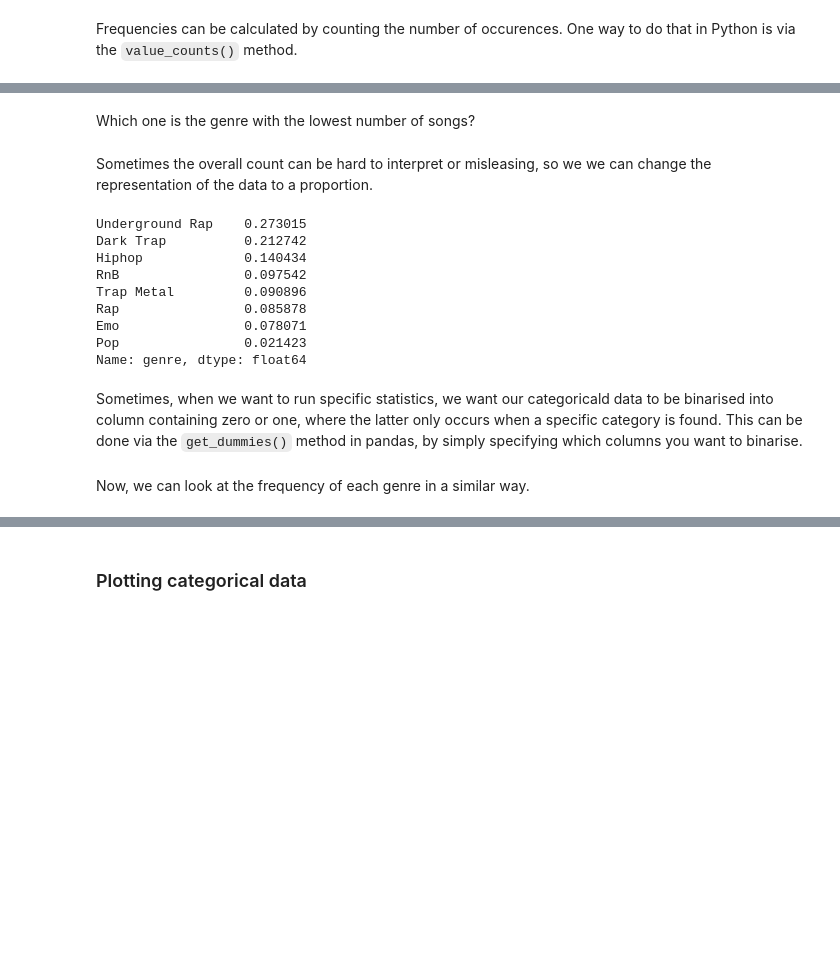
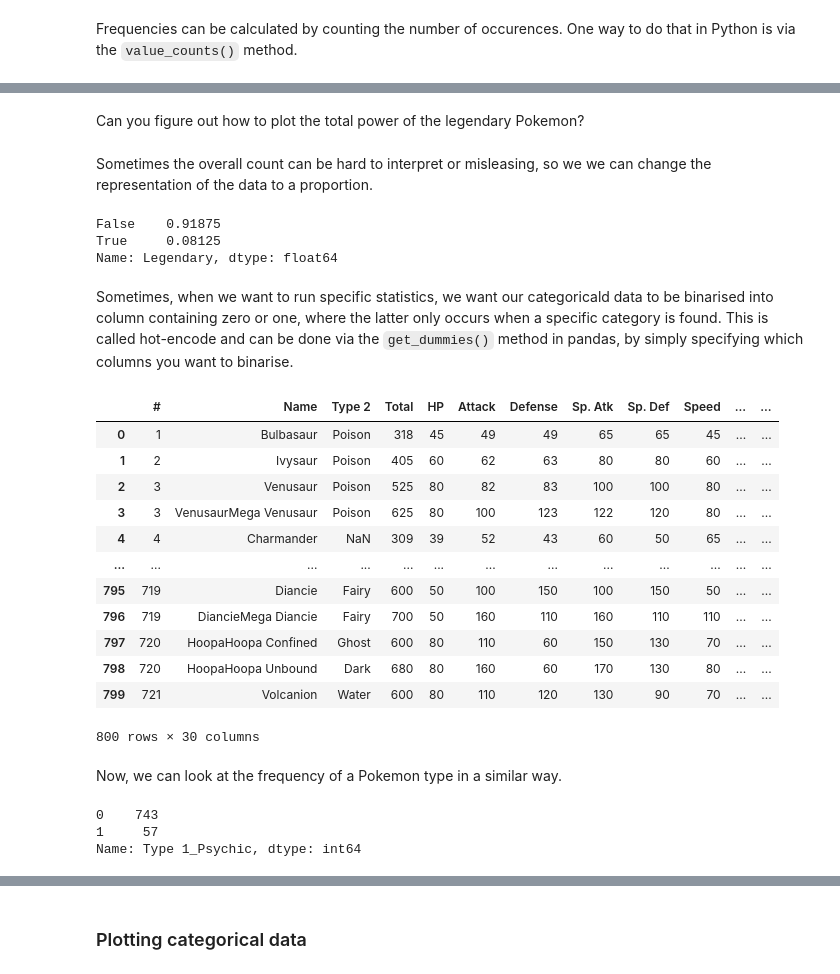
Before and after one commit to petehellyer/Neuroscience-Python-Course-Development, a Jupyter notebook: Day9.ipynb, the cells around one changed output, grey strips where cells are left out. Drawn from its saved outputs; the diff is of its cells as text; code cells hidden in the pictures; blank space fills up the shorter version.

```diff
--- a/Day9.ipynb
+++ b/Day9.ipynb
@@ -124,24 +169,38 @@ Name: genre, dtype: int64
-# %% [markdown]
-Which one is the genre with the lowest number of songs?
+# %% [markdown]
+Can you figure out how to plot the total power of the legendary Pokemon?
 # %% [markdown]
 Sometimes the overall count can be hard to interpret or misleasing, so we we can change the representation of the data to a proportion.
 # %%
-df['genre'].value_counts(normalize = True)
+df['Legendary'].value_counts(normalize = True)
 # %% [output]
-Underground Rap    0.273015
-Dark Trap          0.212742
-Hiphop             0.140434
-RnB                0.097542
-Trap Metal         0.090896
-Rap                0.085878
-Emo                0.078071
-Pop                0.021423
-Name: genre, dtype: float64
+False    0.91875
+True     0.08125
+Name: Legendary, dtype: float64
 # %% [markdown]
-Sometimes, when we want to run specific statistics, we want our categoricald data to be binarised into column containing zero or one, where the latter only occurs when a specific category is found. This can be done via the `get_dummies()` method in pandas, by simply specifying which columns you want to binarise.
+Sometimes, when we want to run specific statistics, we want our categoricald data to be binarised into column containing zero or one, where the latter only occurs when a specific category is found. This is called hot-encode and can be done via the `get_dummies()` method in pandas, by simply specifying which columns you want to binarise.
 # %%
-df = pd.get_dummies(data = df, columns= ['genre'])
+df = pd.get_dummies(data = df, columns= ['Type 1'])
 df
+# %% [output]
+|  | # | Name | Type 2 | Total | HP | Attack | Defense | Sp. Atk | Sp. Def | Speed | ... | ... |
+| 0 | 1 | Bulbasaur | Poison | 318 | 45 | 49 | 49 | 65 | 65 | 45 | ... | ... |
+| 1 | 2 | Ivysaur | Poison | 405 | 60 | 62 | 63 | 80 | 80 | 60 | ... | ... |
+| 2 | 3 | Venusaur | Poison | 525 | 80 | 82 | 83 | 100 | 100 | 80 | ... | ... |
+| 3 | 3 | VenusaurMega Venusaur | Poison | 625 | 80 | 100 | 123 | 122 | 120 | 80 | ... | ... |
+| 4 | 4 | Charmander | NaN | 309 | 39 | 52 | 43 | 60 | 50 | 65 | ... | ... |
+| ... | ... | ... | ... | ... | ... | ... | ... | ... | ... | ... | ... | ... |
+| 795 | 719 | Diancie | Fairy | 600 | 50 | 100 | 150 | 100 | 150 | 50 | ... | ... |
+| 796 | 719 | DiancieMega Diancie | Fairy | 700 | 50 | 160 | 110 | 160 | 110 | 110 | ... | ... |
+| 797 | 720 | HoopaHoopa Confined | Ghost | 600 | 80 | 110 | 60 | 150 | 130 | 70 | ... | ... |
+| 798 | 720 | HoopaHoopa Unbound | Dark | 680 | 80 | 160 | 60 | 170 | 130 | 80 | ... | ... |
+| 799 | 721 | Volcanion | Water | 600 | 80 | 110 | 120 | 130 | 90 | 70 | ... | ... |
+800 rows × 30 columns
 # %% [markdown]
-Now, we can look at the frequency of each genre in a similar way.
+Now, we can look at the frequency of a Pokemon type in a similar way.
+# %%
+df['Type 1_Psychic'].value_counts()
+# %% [output]
+0    743
+1     57
+Name: Type 1_Psychic, dtype: int64
 # %%
```
Also changed, not shown: parts of 65 cells of this notebook, 1 other file.
